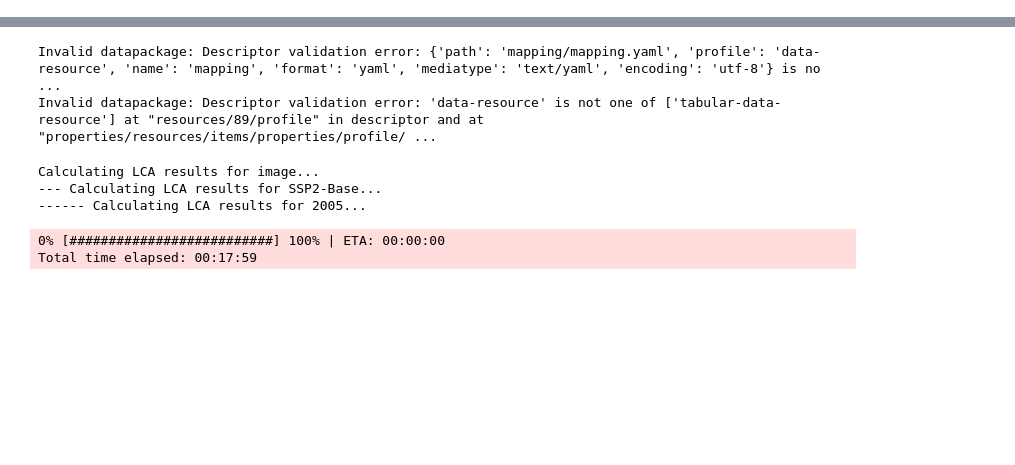
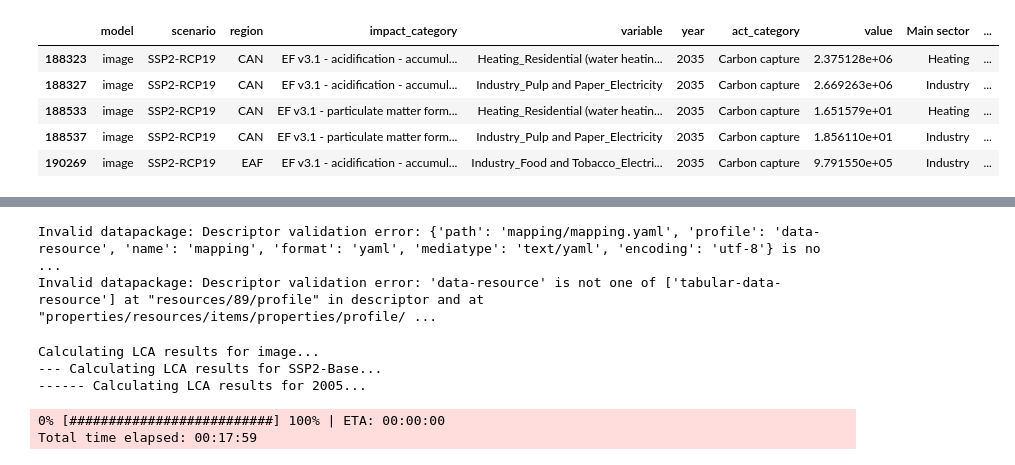
Before and after one commit to polca/pathways, a Jupyter notebook: dev/pivot.ipynb, the cells around one changed output, grey strips where cells are left out. Cells and saved outputs as stored; diff of their text form; code cells hidden in the pictures; blank space fills up the shorter version.

```diff
--- a/dev/pivot.ipynb
+++ b/dev/pivot.ipynb
@@ -8,0 +7,4 @@ df = arr.to_dataframe("x").unstack()["x"].reset_index().melt(id_vars=[
+# %%
+df=df.loc[df["x"]>0, "x"]
+# %%
+df = df.unstack()
@@ -9,3 +22,7 @@ df = arr.to_dataframe("x").unstack()["x"].reset_index().melt(id_vars=[
+# %%
+df=df.reset_index().melt(id_vars=[
+    "model", "scenario", "region", "impact_category", "variable", "year"
+])
 # %%
 len(df)
 # %% [output]
@@ -13,5 +30,5 @@ len(df)
 # %%
-years = [2020, 2030, 2040, 2050, 2060, 2070, 2080, 2090, 2100]
+years = [2020, 2025, 2030, 2035, 2040, 2045, 2050, 2055, 2060, 2065, 2070, 2075, 2080, 2085, 2090, 2095, 2100]
 df_short = df.loc[df["year"].isin(years)]
 len(df_short)
 # %% [output]
@@ -24,2 +41,11 @@ len(df_short)
 # %%
 df_short[['Main sector', 'Sub sector', 'Energy carrier']] = df_short['variable'].str.split('_', expand=True)
+# %%
+df_short.head()
+# %% [output]
+|  | model | scenario | region | impact_category | variable | year | act_category | value | Main sector | ... |
+| 188323 | image | SSP2-RCP19 | CAN | EF v3.1 - acidification - accumul... | Heating_Residential (water heatin... | 2035 | Carbon capture | 2.375128e+06 | Heating | ... |
+| 188327 | image | SSP2-RCP19 | CAN | EF v3.1 - acidification - accumul... | Industry_Pulp and Paper_Electricity | 2035 | Carbon capture | 2.669263e+06 | Industry | ... |
+| 188533 | image | SSP2-RCP19 | CAN | EF v3.1 - particulate matter form... | Heating_Residential (water heatin... | 2035 | Carbon capture | 1.651579e+01 | Heating | ... |
+| 188537 | image | SSP2-RCP19 | CAN | EF v3.1 - particulate matter form... | Industry_Pulp and Paper_Electricity | 2035 | Carbon capture | 1.856110e+01 | Industry | ... |
+| 190269 | image | SSP2-RCP19 | EAF | EF v3.1 - acidification - accumul... | Industry_Food and Tobacco_Electri... | 2035 | Carbon capture | 9.791550e+05 | Industry | ... |
```
Also changed, not shown: parts of 23 cells of this notebook, 18 other files.
